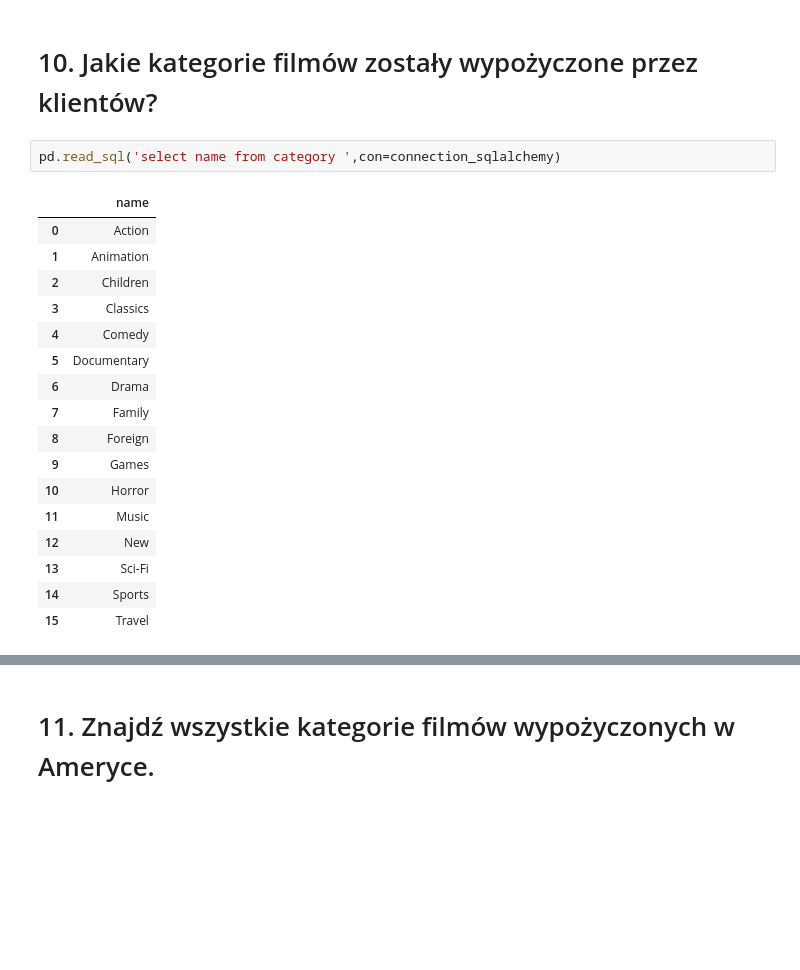
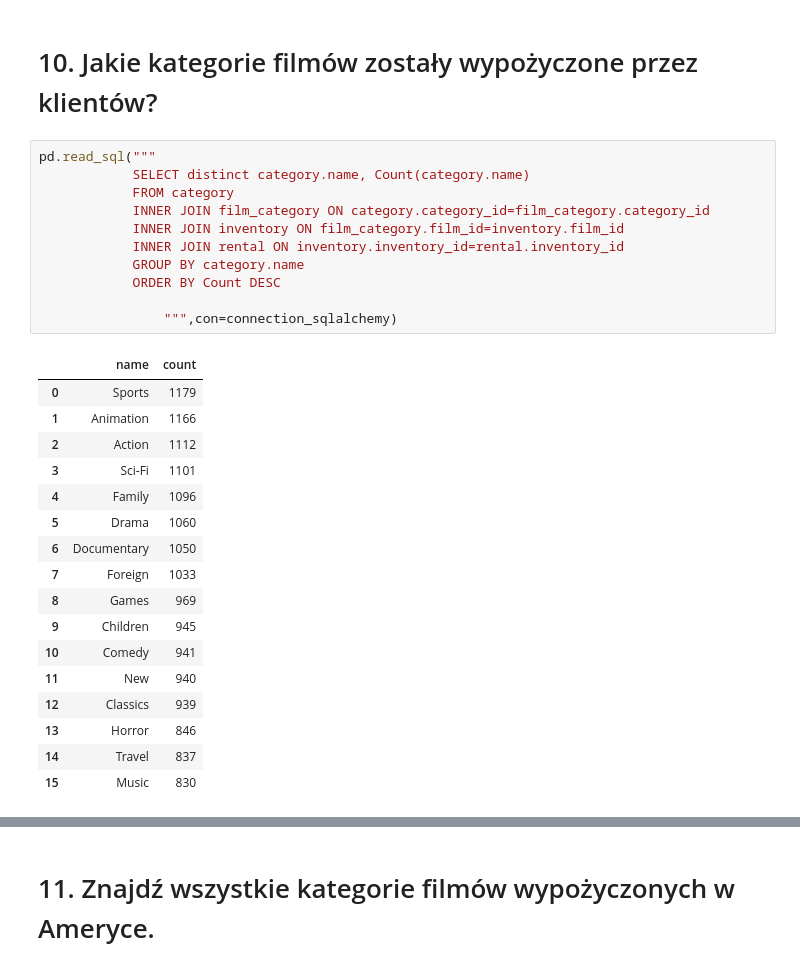
Before and after one commit to wozniakos10/AiBD_Dawid_Wozniak, a Jupyter notebook: Lab_2/L2_Dawid_Wozniak.ipynb, the cells around one changed output, grey strips where cells are left out. Cells and saved outputs as stored; diff of their text form; blank space fills up the shorter version.

```diff
--- a/Lab_2/L2_Dawid_Wozniak.ipynb
+++ b/Lab_2/L2_Dawid_Wozniak.ipynb
@@ -175,22 +198,31 @@ pd.read_sql("select * from staff,country where country.country in ('Argentina','
 # %% [markdown]
 # 10. Jakie kategorie filmów zostały wypożyczone przez klientów?
 # %%
-pd.read_sql('select name from category ',con=connection_sqlalchemy)
+pd.read_sql("""
+            SELECT distinct category.name, Count(category.name)
+            FROM category
+            INNER JOIN film_category ON category.category_id=film_category.category_id
+            INNER JOIN inventory ON film_category.film_id=inventory.film_id
+            INNER JOIN rental ON inventory.inventory_id=rental.inventory_id
+            GROUP BY category.name
+            ORDER BY Count DESC
+
+                """,con=connection_sqlalchemy)
 # %% [output]
-|  | name |
-| 0 | Action |
-| 1 | Animation |
-| 2 | Children |
-| 3 | Classics |
-| 4 | Comedy |
-| 5 | Documentary |
-| 6 | Drama |
-| 7 | Family |
-| 8 | Foreign |
-| 9 | Games |
-| 10 | Horror |
-| 11 | Music |
-| 12 | New |
-| 13 | Sci-Fi |
-| 14 | Sports |
-| 15 | Travel |
+|  | name | count |
+| 0 | Sports | 1179 |
+| 1 | Animation | 1166 |
+| 2 | Action | 1112 |
+| 3 | Sci-Fi | 1101 |
+| 4 | Family | 1096 |
+| 5 | Drama | 1060 |
+| 6 | Documentary | 1050 |
+| 7 | Foreign | 1033 |
+| 8 | Games | 969 |
+| 9 | Children | 945 |
+| 10 | Comedy | 941 |
+| 11 | New | 940 |
+| 12 | Classics | 939 |
+| 13 | Horror | 846 |
+| 14 | Travel | 837 |
+| 15 | Music | 830 |
```
Also changed, not shown: parts of 14 cells of this notebook.
